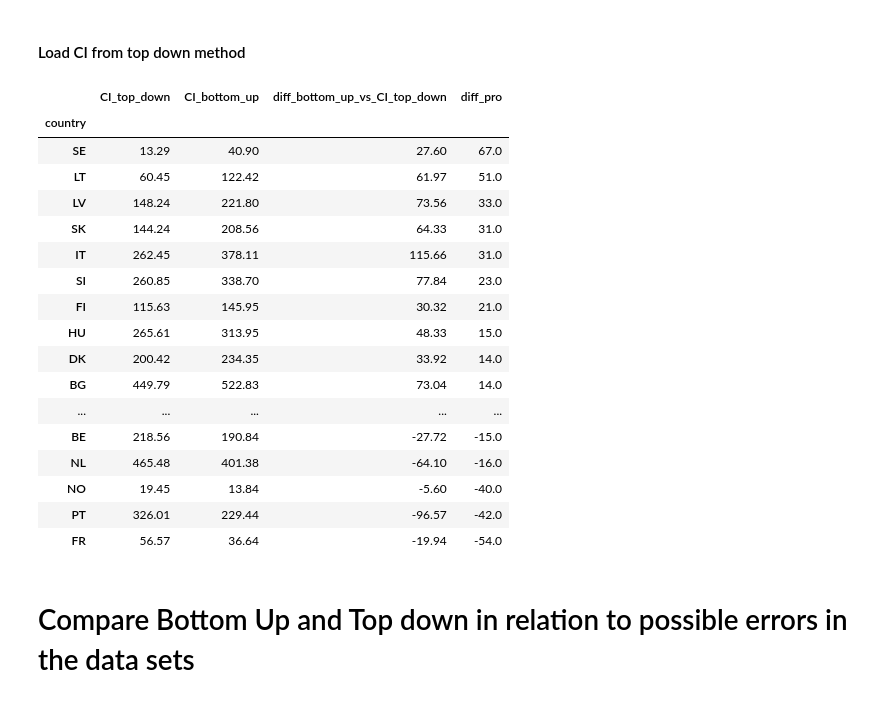
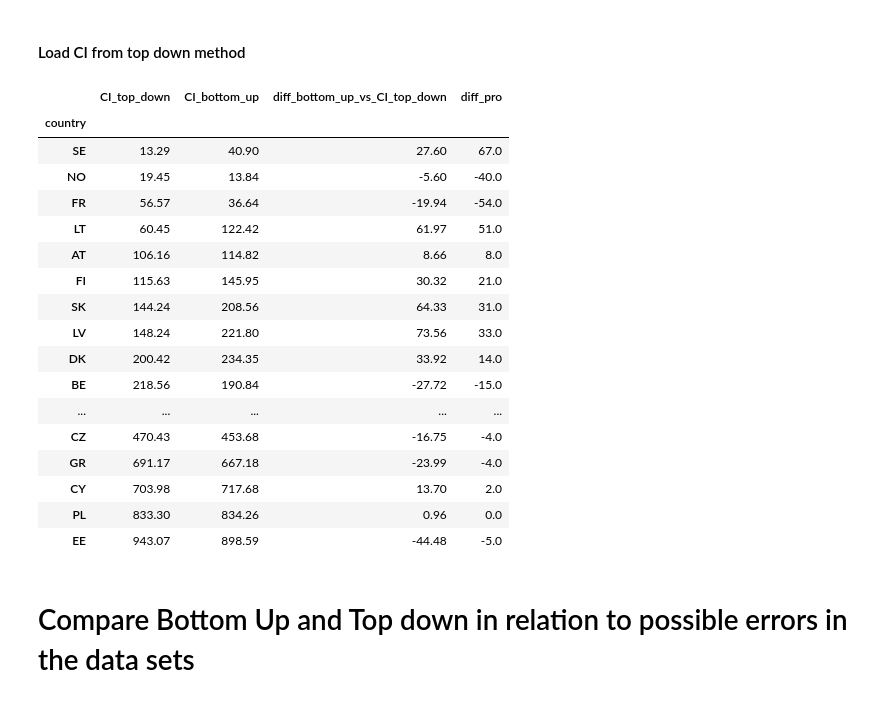
Before and after one commit to INATECH-CIG/CO2_emissions_factors, a Jupyter notebook: CI calculation bottom up method.ipynb, the cells around one changed output. Cells and saved outputs as stored; diff of their text form; code cells hidden in the pictures.

```diff
--- a/CI calculation bottom up method.ipynb
+++ b/CI calculation bottom up method.ipynb
@@ -200,7 +205,7 @@ entsoe_gen_type_scal = load_timeseries_ENTSOE(input_directory_path, 'entsoe_gen_
 # %% [markdown]
 #### Load EF per technology
 # %%
-EF = load_EF(processed_directory_path, 'EF_bottom_up_methode.csv')
+EF = load_EF(processed_directory_path, 'EF_bottom_up_method.csv')
 # %% [markdown]
 # ENTSO-E generation per technology CI
 # %% [markdown]
@@ -247,12 +252,15 @@ EF_default = {'biomass':0,
               'geothermal':0,
               'hydro':0,
               'nuclear':0,
+              'oil':0.8,
               'other_renewable':0,
               'solar':0,
-              'waste':0.5,
+              'waste':0.2,
               'wind_offshore':0,
               'wind_onshore':0,
-              'marine':0}
+              'marine':0,
+              'oil shale':0.51,
+              'other_fossil': 0.51}
 # %% [markdown]
 #### Multi EF for each country and technology
 # %%
@@ -415,26 +423,26 @@ CI_compar['CI_bottom_up'] = mean_Carbon_intensitiy_scale.filter(CI_compar.index.
 CI_compar['diff_bottom_up_vs_CI_top_down'] = CI_compar['CI_bottom_up'] - CI_compar['CI_top_down']
 CI_compar['diff_pro'] = round((100 / CI_compar['CI_bottom_up']) * CI_compar['diff_bottom_up_vs_CI_top_down'])
 # %%
-round(CI_compar, 2).sort_values(by='diff_pro', ascending=False)
+round(CI_compar, 2).sort_values(by='CI_top_down', ascending=True)
 # %% [output]
 |  | CI_top_down | CI_bottom_up | diff_bottom_up_vs_CI_top_down | diff_pro |
 | country |  |  |  |  |
 | SE | 13.29 | 40.90 | 27.60 | 67.0 |
+| NO | 19.45 | 13.84 | -5.60 | -40.0 |
+| FR | 56.57 | 36.64 | -19.94 | -54.0 |
 | LT | 60.45 | 122.42 | 61.97 | 51.0 |
+| AT | 106.16 | 114.82 | 8.66 | 8.0 |
+| FI | 115.63 | 145.95 | 30.32 | 21.0 |
+| SK | 144.24 | 208.56 | 64.33 | 31.0 |
 | LV | 148.24 | 221.80 | 73.56 | 33.0 |
-| SK | 144.24 | 208.56 | 64.33 | 31.0 |
-| IT | 262.45 | 378.11 | 115.66 | 31.0 |
-| SI | 260.85 | 338.70 | 77.84 | 23.0 |
-| FI | 115.63 | 145.95 | 30.32 | 21.0 |
-| HU | 265.61 | 313.95 | 48.33 | 15.0 |
 | DK | 200.42 | 234.35 | 33.92 | 14.0 |
-| BG | 449.79 | 522.83 | 73.04 | 14.0 |
+| BE | 218.56 | 190.84 | -27.72 | -15.0 |
 | ... | ... | ... | ... | ... |
-| BE | 218.56 | 190.84 | -27.72 | -15.0 |
-| NL | 465.48 | 401.38 | -64.10 | -16.0 |
-| NO | 19.45 | 13.84 | -5.60 | -40.0 |
-| PT | 326.01 | 229.44 | -96.57 | -42.0 |
-| FR | 56.57 | 36.64 | -19.94 | -54.0 |
+| CZ | 470.43 | 453.68 | -16.75 | -4.0 |
+| GR | 691.17 | 667.18 | -23.99 | -4.0 |
+| CY | 703.98 | 717.68 | 13.70 | 2.0 |
+| PL | 833.30 | 834.26 | 0.96 | 0.0 |
+| EE | 943.07 | 898.59 | -44.48 | -5.0 |
 # %% [markdown]
 # Compare Bottom Up and Top down in relation to possible errors in the data sets
 # %%
```
Also changed, not shown: parts of 4 cells of this notebook, 4 other files.
